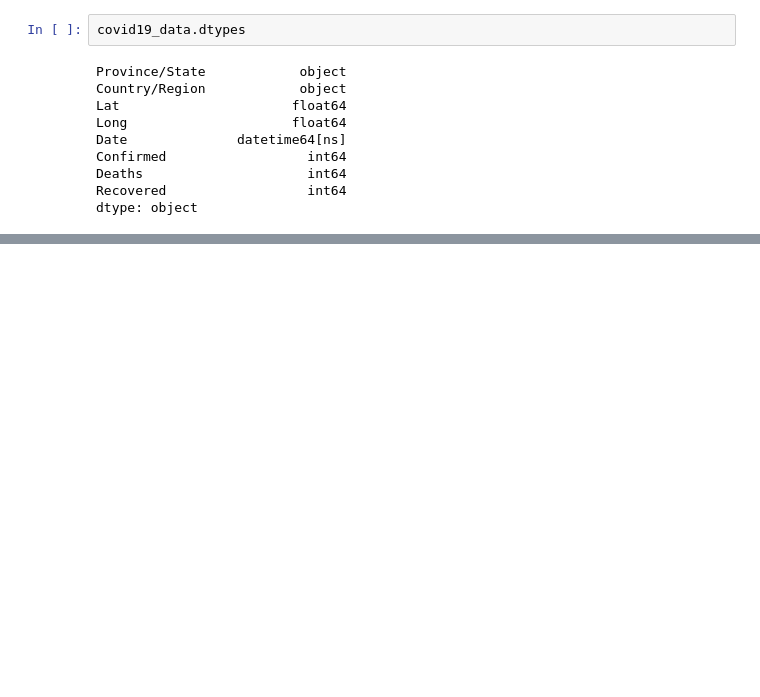
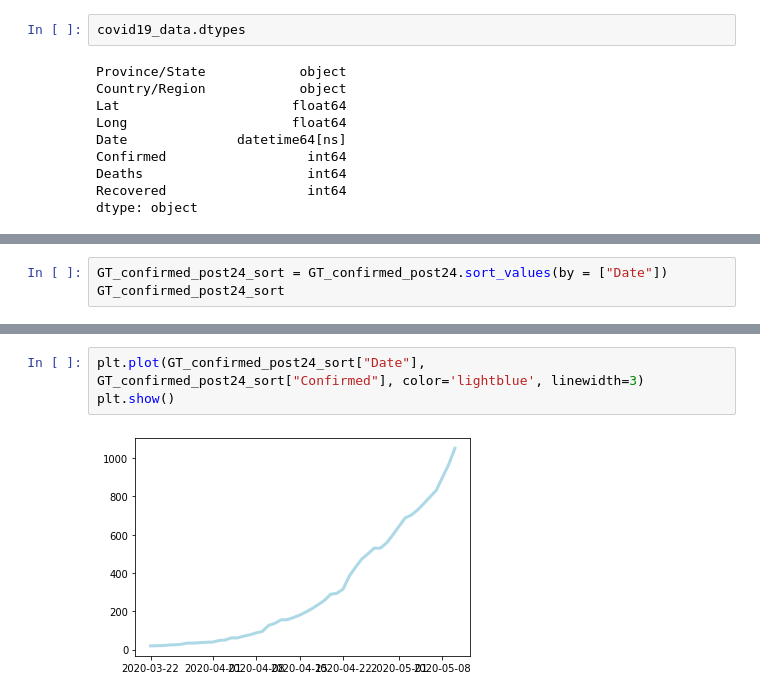
Before and after one commit to victorusacgt/2.Regresion-Polinomial, a Jupyter notebook: Tarea_2_Parte_1_Covid.ipynb, the cells around one changed output, grey strips where cells are left out. Saved outputs shown, nothing was run; the diff lists cells and outputs as text; blank space fills up the shorter version.

```diff
--- a/Tarea_2_Parte_1_Covid.ipynb
+++ b/Tarea_2_Parte_1_Covid.ipynb
@@ -126,0 +87,3 @@ dtype: object
+# %%
+GT_confirmed_post24_sort = GT_confirmed_post24.sort_values(by = ["Date"])
+GT_confirmed_post24_sort
@@ -126,0 +108,5 @@ dtype: object
+# %%
+plt.plot(GT_confirmed_post24_sort["Date"], GT_confirmed_post24_sort["Confirmed"], color='lightblue', linewidth=3)
+plt.show()
+# %% [output]
+[figure, added]
```
Also changed, not shown: parts of 18 cells of this notebook.
